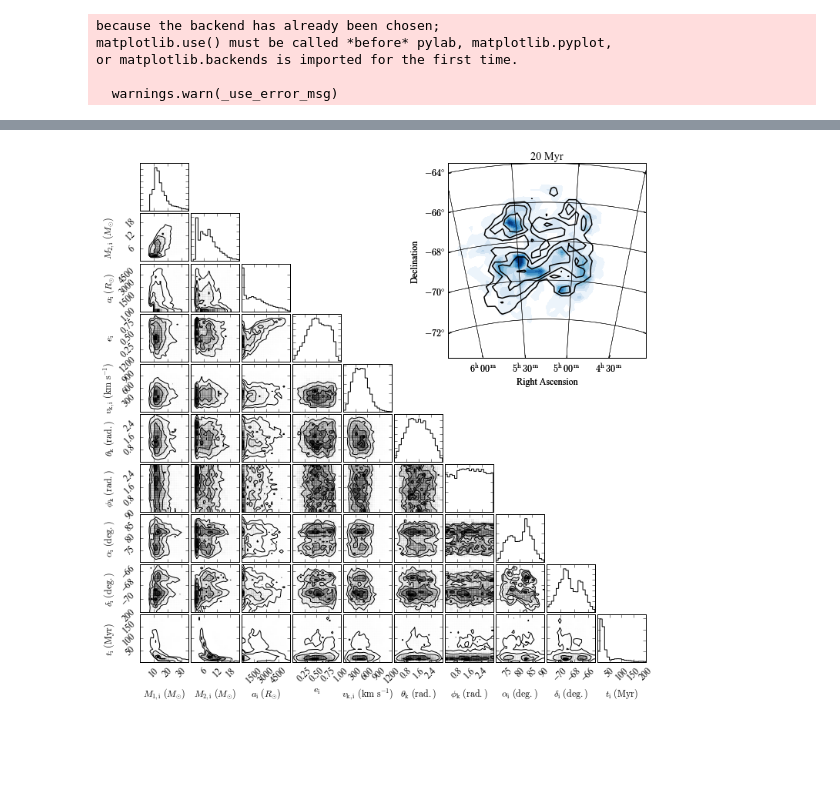
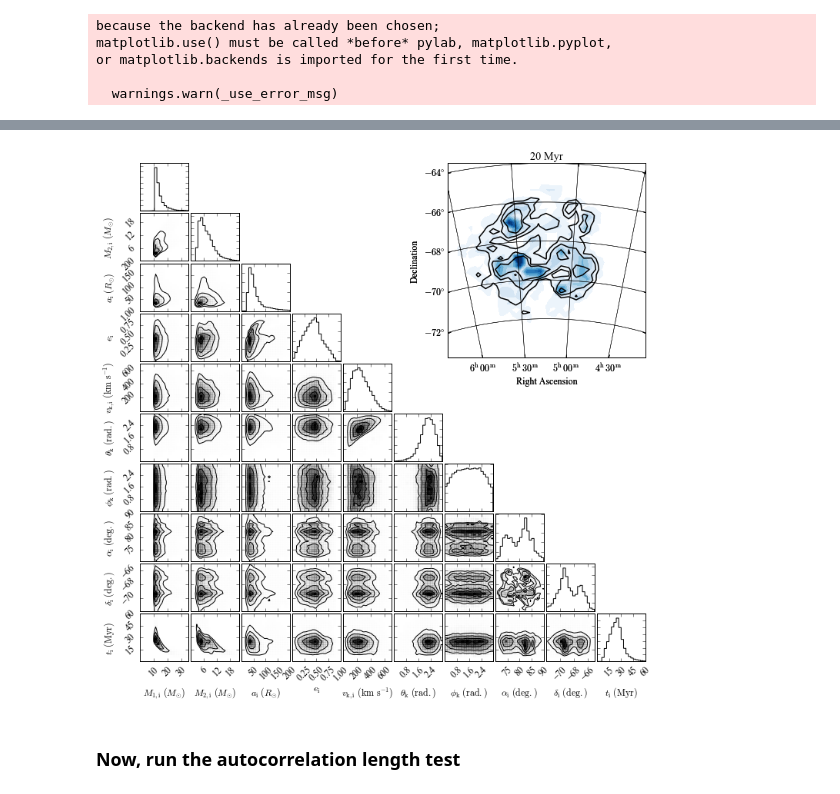
Before and after one commit to astroJeff/XRB_binary_c, a Jupyter notebook: notebooks/LMC test.ipynb, the cells around one changed output, grey strips where cells are left out. Cells and saved outputs as stored; diff of their text form; code cells hidden in the pictures; blank space fills up the shorter version.

```diff
--- a/notebooks/LMC test.ipynb
+++ b/notebooks/LMC test.ipynb
@@ -37,0 +42,10 @@ print "Elapsed time:", int((end-start)/3600), "hours and", (end-start)%3600.0, "
+# %%
+for i in range(sampler.dim):
+    plt.figure()
+    for chain in sampler.chain[...,i]:
+        if i < 3:
+            plt.plot(10**chain, alpha=0.25, color='k', drawstyle='steps')
+        else:
+            plt.plot(chain, alpha=0.25, color='k', drawstyle='steps')
+
+plt.show()
@@ -45,40 +72,47 @@ plt.rc('font', **fontProperties)
 fig, ax = plt.subplots(10,10, figsize=(10,10))
 
 
+chain = sampler.flatchain
+sampler_data = np.array([10**chain.T[0], 10**chain.T[1], 10**chain.T[2], chain.T[3], \
+                         chain.T[4], chain.T[5], chain.T[6], chain.T[7], chain.T[8], chain.T[9]]).T
+
+
 labels = [r"$M_{\rm 1, i}\ (M_{\odot})$", r"$M_{\rm 2, i}\ (M_{\odot})$", r"$a_{\rm i}\ (R_{\odot})$", \
           r"$e_{\rm i}$", r"$v_{\rm k, i}\ ({\rm km}\ {\rm s}^{-1})$", r"$\theta_{\rm k}\ ({\rm rad.})$", \
           r"$\phi_{\rm k}\ ({\rm rad.})$", r"$\alpha_{\rm i}\ ({\rm deg.})$", \
           r"$\delta_{\rm i}\ ({\rm deg.}) $", r"$t_{\rm i}\ ({\rm Myr})$"]
-plt_range = ([0,35], [0,22], [0,5900], [0,1], [0,1200], [0,np.pi], [0,np.pi], [70,90], [-72,-65], [0,200])
+plt_range = ([0,35], [0,22], [0,200], [0,1], [0,700], [0,np.pi], [0,np.pi], [70,90], [-72,-65], [0,60])
 
 hist2d_kwargs = {"plot_datapoints" : False}
-fig = corner.corner(sampler.flatchain, fig=fig, labels=labels, range=plt_range, max_n_ticks=4, **hist2d_kwargs)
+fig = corner.corner(sampler_data, fig=fig, labels=labels, range=plt_range, max_n_ticks=4, **hist2d_kwargs)
 # fig = corner.corner(sampler.flatchain, fig=fig, labels=labels, max_n_ticks=4, **hist2d_kwargs)
 
 ra_out = sampler.flatchain.T[7]
 dec_out = sampler.flatchain.T[8]
 gs = gridspec.GridSpec(2, 2,
                        width_ratios=[3,2],
                        height_ratios=[2,3]
                        )
 smc_plot, ax1 = sf_history.get_plot_polar(20, fig_in=fig, gs=gs[1], ra_dist=ra_out, dec_dist=dec_out, \
                                           dist_bins=30, xgrid_density=6)
 
 
 ax1.set_position([0.55, 0.55, 0.3, 0.3])
 
 
 # Shift axis labels
 for i in np.arange(10):
     ax[i,0].yaxis.set_label_coords(-0.5, 0.5)
     ax[9,i].xaxis.set_label_coords(0.5, -0.5)
 
 
 plt.subplots_adjust(bottom=0.07, left=0.07, top=0.97)
 
 
-plt.savefig('../population_lmc.pdf', rasterized=True)
+plt.savefig('../figures/population_lmc.pdf', rasterized=True)
 # plt.show()
 # %% [output]
-[figure, old version]
+[figure, new version]
+# %% [markdown]
+### Now, run the autocorrelation length test
 # %%
```
Also changed, not shown: parts of 15 cells of this notebook, 3 other files.
